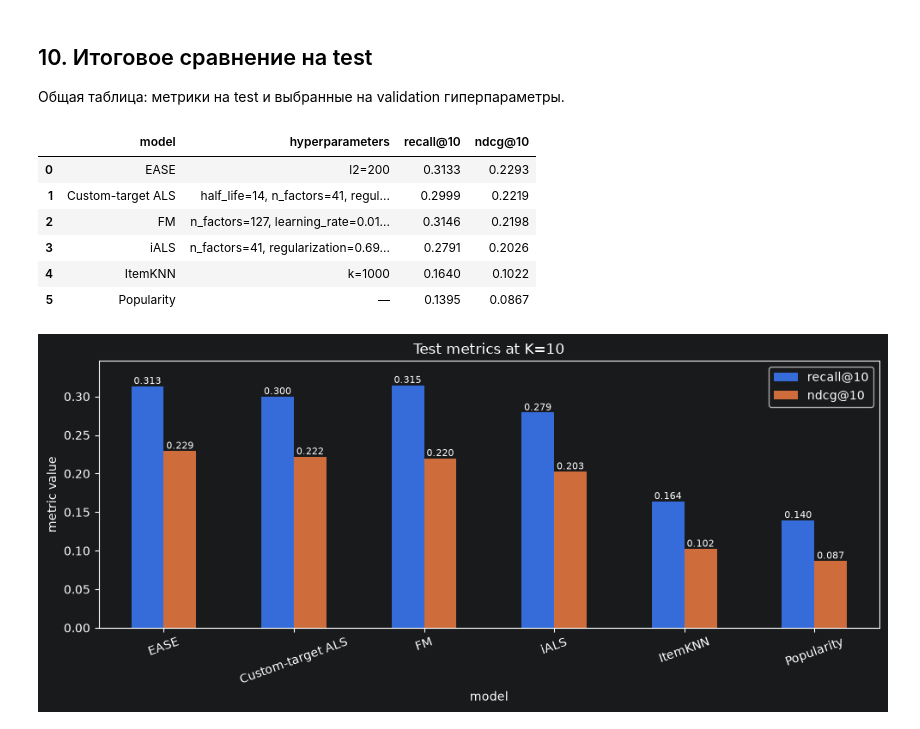
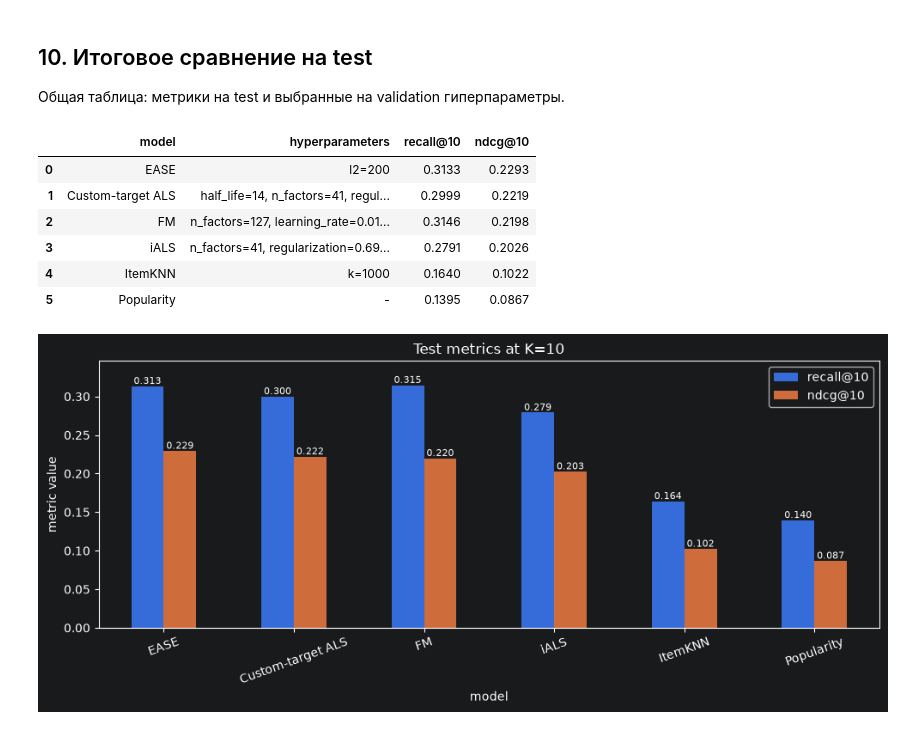
Before and after one commit to timur2912/RecSys-mipt-fall-2026-hw1, a Jupyter notebook: experiments.ipynb, the cells around one changed output. Drawn from its saved outputs; the diff is of its cells as text; code cells hidden in the pictures.

```diff
--- a/experiments.ipynb
+++ b/experiments.ipynb
@@ -766,22 +748,22 @@ Custom-target ALS, test: {'recall@10': 0.2999, 'ndcg@10': 0.2219}
 Общая таблица: метрики на test и выбранные на validation гиперпараметры.
 # %%
 def fmt_params(params):
-    return ", ".join(f"{k}={v:.3g}" if isinstance(v, float) else f"{k}={v}" for k, v in params.items()) or "—"
+    return ", ".join(f"{k}={v:.3g}" if isinstance(v, float) else f"{k}={v}" for k, v in params.items()) or "-"
 
 comparison = pd.DataFrame([
     {"model": name, "hyperparameters": fmt_params(res["params"]), "recall@10": res["recall@10"], "ndcg@10": res["ndcg@10"]}
     for name, res in test_results.items()
 ]).sort_values("ndcg@10", ascending=False, ignore_index=True)
 pd.set_option("display.max_colwidth", None)
 comparison
 # %% [output]
 |  | model | hyperparameters | recall@10 | ndcg@10 |
 | 0 | EASE | l2=200 | 0.3133 | 0.2293 |
 | 1 | Custom-target ALS | half_life=14, n_factors=41, regul... | 0.2999 | 0.2219 |
 | 2 | FM | n_factors=127, learning_rate=0.01... | 0.3146 | 0.2198 |
 | 3 | iALS | n_factors=41, regularization=0.69... | 0.2791 | 0.2026 |
 | 4 | ItemKNN | k=1000 | 0.1640 | 0.1022 |
-| 5 | Popularity | — | 0.1395 | 0.0867 |
+| 5 | Popularity | - | 0.1395 | 0.0867 |
 # %%
 ax = comparison.plot.bar(x="model", y=["recall@10", "ndcg@10"], rot=20, figsize=(10, 4.5), title="Test metrics at K=10")
 for container in ax.containers:
```
Also changed, not shown: parts of 26 cells of this notebook, 1 other file.
